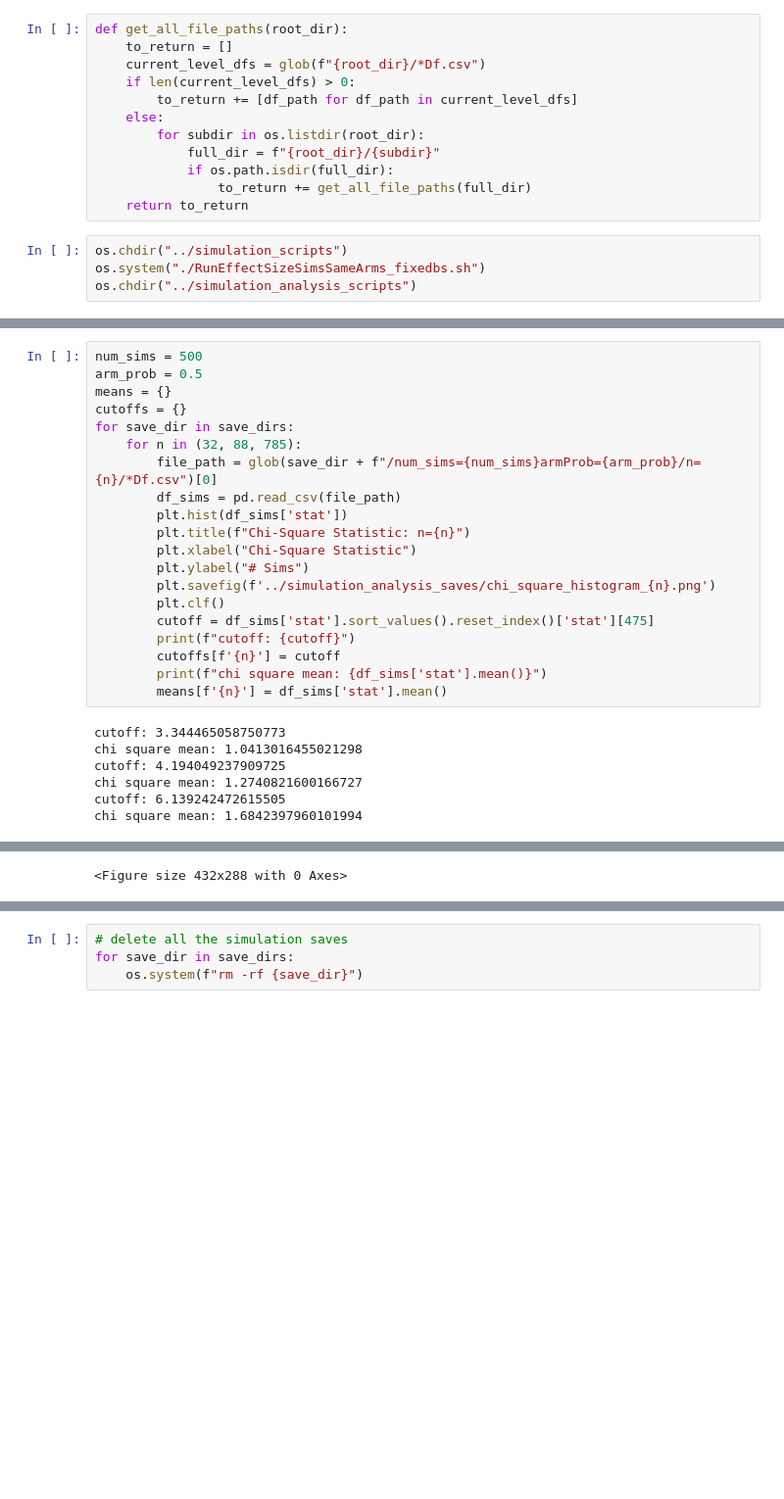
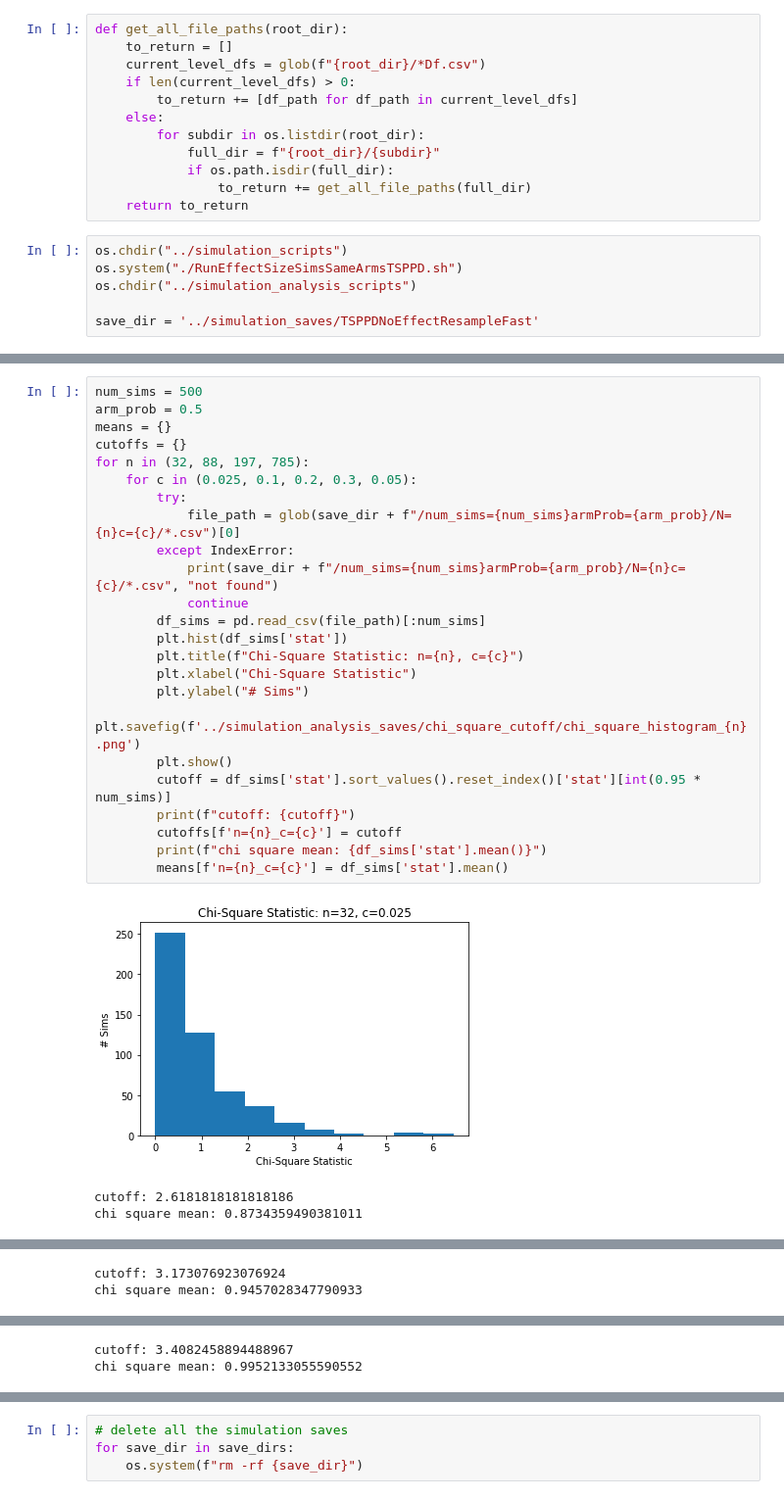
Before and after one commit to stella-cai/SCBandits, a Jupyter notebook: simulations_folder/simulation_analysis_scripts/ChiSquareCutoff.ipynb, the cells around one changed output, grey strips where cells are left out. Shown at 98% size. Drawn from its saved outputs; the diff is of its cells as text; blank space fills up the shorter version.

Commit message:
added plot generation to chi square cutoff file

```diff
--- a/simulations_folder/simulation_analysis_scripts/ChiSquareCutoff.ipynb
+++ b/simulations_folder/simulation_analysis_scripts/ChiSquareCutoff.ipynb
@@ -20,5 +21,7 @@ def get_all_file_paths(root_dir):
     return to_return
 # %%
 os.chdir("../simulation_scripts")
-os.system("./RunEffectSizeSimsSameArms_fixedbs.sh")
+os.system("./RunEffectSizeSimsSameArmsTSPPD.sh")
 os.chdir("../simulation_analysis_scripts")
+
+save_dir = '../simulation_saves/TSPPDNoEffectResampleFast'
@@ -48,27 +28,28 @@ table_functions.py
 # %%
 num_sims = 500
 arm_prob = 0.5
 means = {}
 cutoffs = {}
-for save_dir in save_dirs:
-    for n in (32, 88, 785):
-        file_path = glob(save_dir + f"/num_sims={num_sims}armProb={arm_prob}/n={n}/*Df.csv")[0]
-        df_sims = pd.read_csv(file_path)
+for n in (32, 88, 197, 785):
+    for c in (0.025, 0.1, 0.2, 0.3, 0.05):
+        try:
+            file_path = glob(save_dir + f"/num_sims={num_sims}armProb={arm_prob}/N={n}c={c}/*.csv")[0]
+        except IndexError:
+            print(save_dir + f"/num_sims={num_sims}armProb={arm_prob}/N={n}c={c}/*.csv", "not found")
+            continue
+        df_sims = pd.read_csv(file_path)[:num_sims]
         plt.hist(df_sims['stat'])
-        plt.title(f"Chi-Square Statistic: n={n}")
+        plt.title(f"Chi-Square Statistic: n={n}, c={c}")
         plt.xlabel("Chi-Square Statistic")
         plt.ylabel("# Sims")
-        plt.savefig(f'../simulation_analysis_saves/chi_square_histogram_{n}.png')
-        plt.clf()
-        cutoff = df_sims['stat'].sort_values().reset_index()['stat'][475]
+        plt.savefig(f'../simulation_analysis_saves/chi_square_cutoff/chi_square_histogram_{n}.png')
+        plt.show()
+        cutoff = df_sims['stat'].sort_values().reset_index()['stat'][int(0.95 * num_sims)]
         print(f"cutoff: {cutoff}")
-        cutoffs[f'{n}'] = cutoff
+        cutoffs[f'n={n}_c={c}'] = cutoff
         print(f"chi square mean: {df_sims['stat'].mean()}")
-        means[f'{n}'] = df_sims['stat'].mean()
+        means[f'n={n}_c={c}'] = df_sims['stat'].mean()
 # %% [output]
+[figure, added]
-cutoff: 3.344465058750773
-chi square mean: 1.0413016455021298
-cutoff: 4.194049237909725
-chi square mean: 1.2740821600166727
-cutoff: 6.139242472615505
-chi square mean: 1.6842397960101994
+cutoff: 2.6181818181818186
+chi square mean: 0.8734359490381011
@@ -75 +57,2 @@ chi square mean: 1.6842397960101994
-<Figure size 432x288 with 0 Axes>
+cutoff: 3.173076923076924
+chi square mean: 0.9457028347790933
@@ -75,0 +60,2 @@ chi square mean: 1.6842397960101994
+cutoff: 3.4082458894488967
+chi square mean: 0.9952133055590552
```
Also changed, not shown: parts of 13 cells of this notebook.
